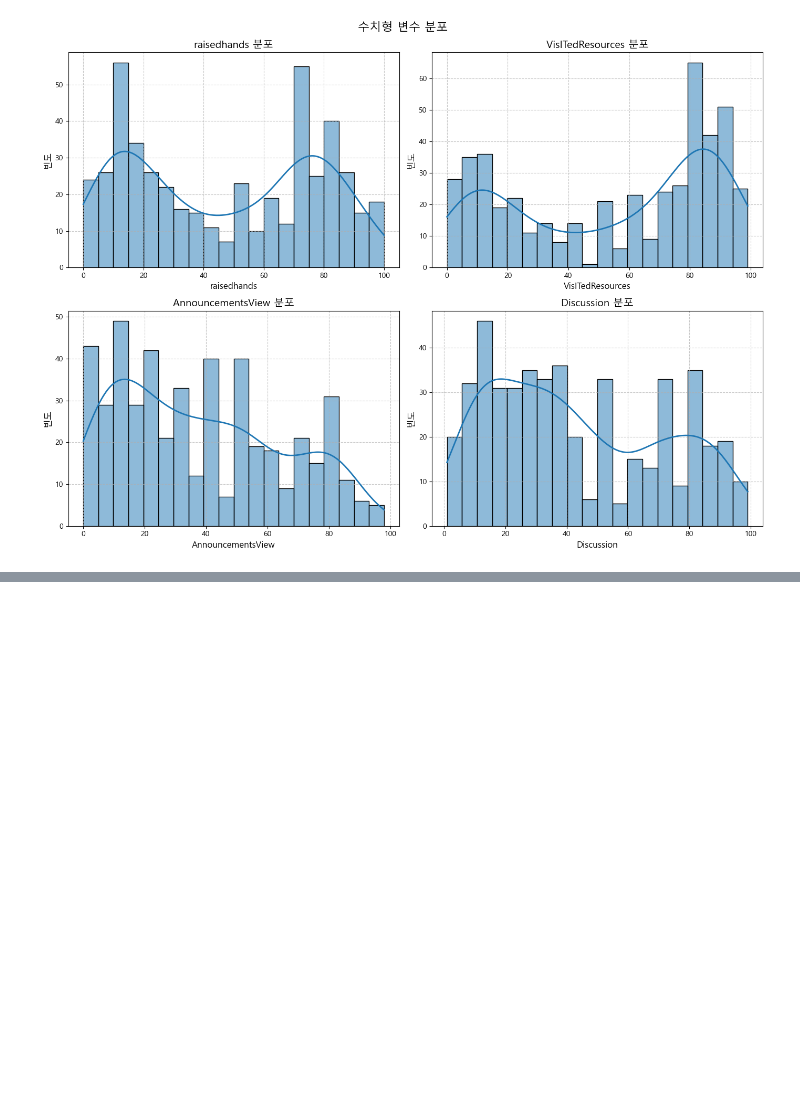
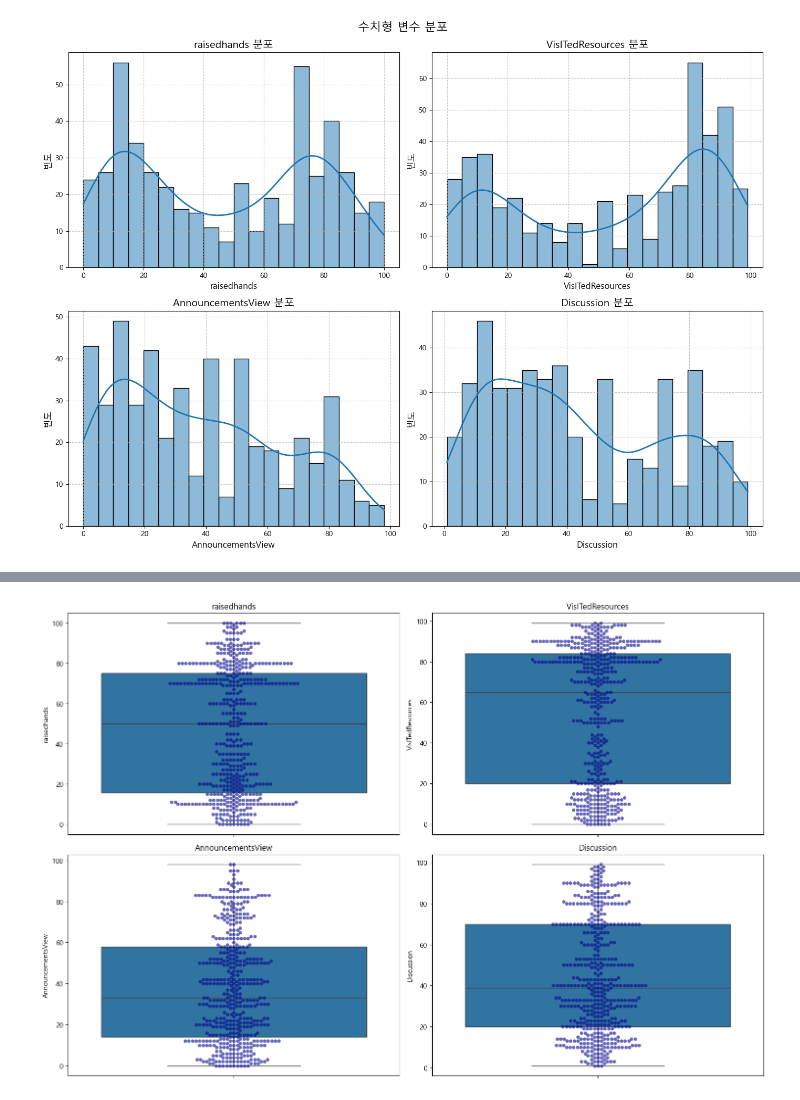
Before and after one commit to Kkaemii/SeSac_MPs, a Jupyter notebook: project_8_Mulitclass_Classification/muliclass_classification.ipynb, the cells around one changed output, grey strips where cells are left out. Drawn from its saved outputs; the diff is of its cells as text; code cells hidden in the pictures; blank space fills up the shorter version.

```diff
--- a/project_8_Mulitclass_Classification/muliclass_classification.ipynb
+++ b/project_8_Mulitclass_Classification/muliclass_classification.ipynb
@@ -240,0 +190,12 @@ plt.show()
+# %%
+# 세로 boxplot과 swarmplot 함께 표시하기
+plt.figure(figsize=(15, 10))
+for i, col in enumerate(numeric):
+    plt.subplot(2, 2, i + 1)
+    sns.boxplot(y=df[col])  # 세로 방향 boxplot
+    sns.swarmplot(y=df[col], color='darkblue', alpha=0.6)  # 데이터 포인트 분포 표시
+    plt.title(col)
+plt.tight_layout()
+plt.show()
+# %% [output]
+[figure, added]
```
Also changed, not shown: parts of 10 cells of this notebook.
